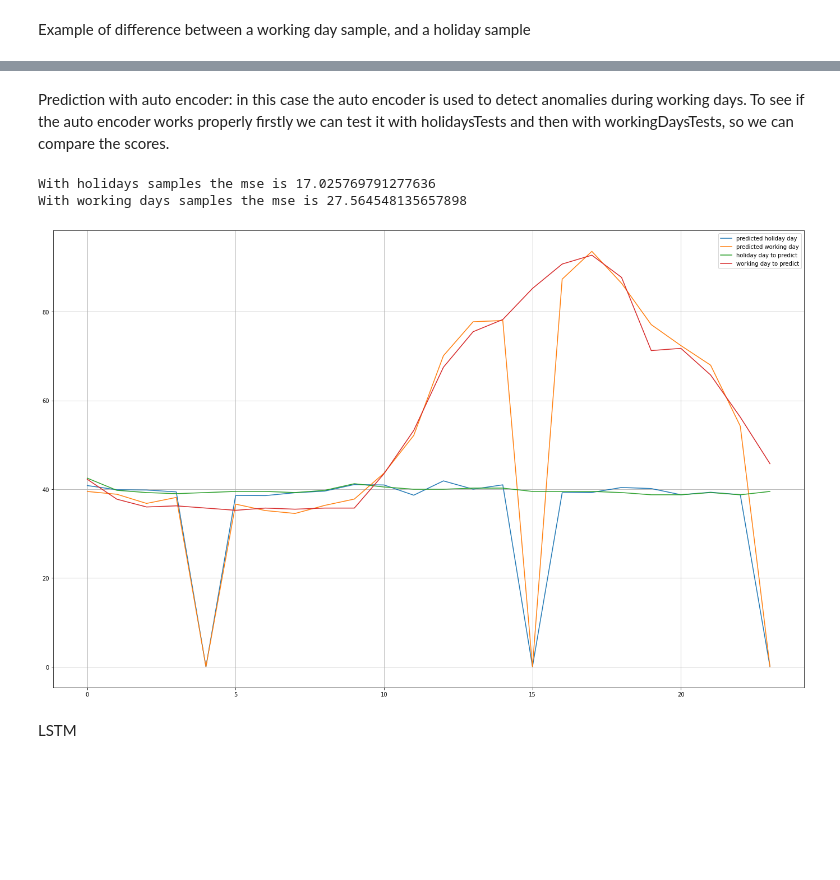
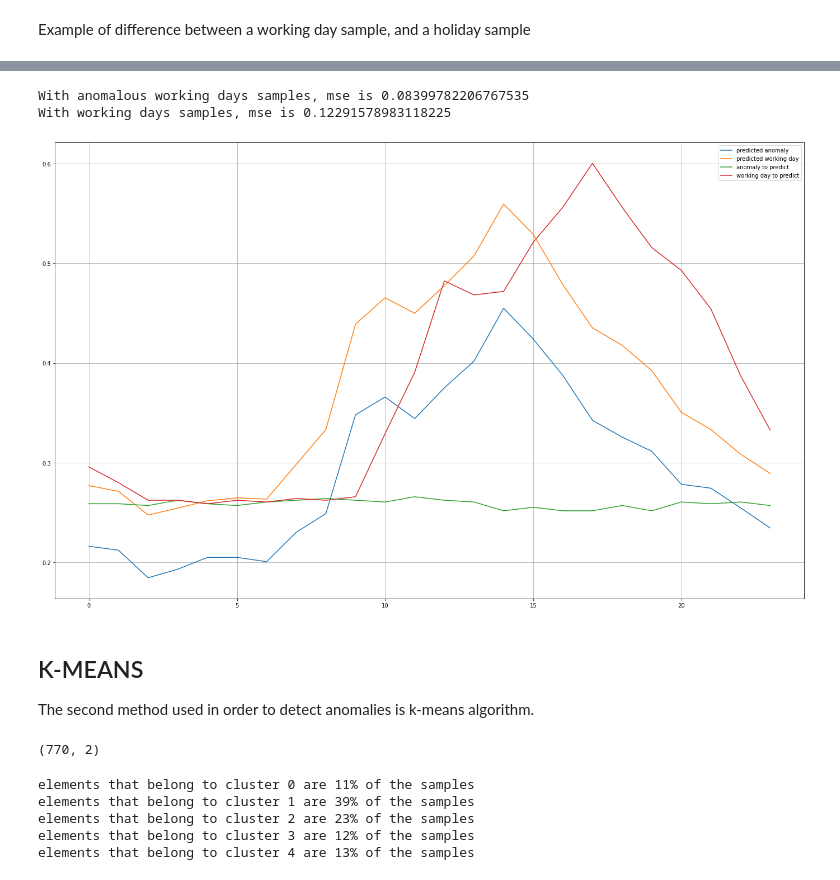
Before and after one commit to VladMarianCimpeanu/electricity-demand-anomaly-detection, a Jupyter notebook: paper7.ipynb, the cells around one changed output, grey strips where cells are left out. Saved outputs shown, nothing was run; the diff lists cells and outputs as text; code cells hidden in the pictures; blank space fills up the shorter version.

```diff
--- a/paper7.ipynb
+++ b/paper7.ipynb
@@ -73,5 +80,5 @@ All the Nan values are replaced with values of a week before.
 # %%
 for i in range(672, len(secondFloorData)):
-    if np.isnan(secondFloorData.iloc[i].AvgP):
+    if np.isnan(secondFloorData.iloc[i].AvgP) or secondFloorData.iloc[i].AvgP == 0:
         secondFloorData.iloc[i] = secondFloorData.iloc[i-672]
 secondFloorData['DateTime'] = secondFloorData.index
@@ -234,16 +294,18 @@ Auto encoder with 5 hidden layers[24 ,50 ,20 ,2 , 20, 50, 24].
 # %%
+from tensorflow import keras
+
 SIZE_SAMPLE = 24
 #enconder
-activationMode = 'relu'
+activationMode = 'swish'
 encoderInput = keras.Input(shape=SIZE_SAMPLE)
-firstLayerEncoder = keras.layers.Dense(50, activation=activationMode)(encoderInput)
-secondLayerEncoder = keras.layers.Dense(20, activation=activationMode)(firstLayerEncoder)
-encoderOutput = keras.layers.Dense(2, activation=activationMode)(secondLayerEncoder)
+firstLayerEncoder = keras.layers.Dense(50, activation=activationMode, name="1")(encoderInput)
+secondLayerEncoder = keras.layers.Dense(20, activation=activationMode, name="2")(firstLayerEncoder)
+encoderOutput = keras.layers.Dense(2, activation=activationMode, name="3")(secondLayerEncoder)
 
 #decoder
-firstLayerDecoder = keras.layers.Dense(20, activation=activationMode)(secondLayerEncoder)
-secondLayerDecoder = keras.layers.Dense(50, activation=activationMode)(firstLayerDecoder)
-decoderOutput = keras.layers.Dense(24, activation=activationMode)(secondLayerDecoder)
+firstLayerDecoder = keras.layers.Dense(20, activation=activationMode, name="4")(encoderOutput)
+secondLayerDecoder = keras.layers.Dense(50, activation=activationMode, name="5")(firstLayerDecoder)
+decoderOutput = keras.layers.Dense(24, activation=activationMode, name="6")(secondLayerDecoder)
 
 #auto encoder
 autoEncoder = keras.Model(encoderInput, decoderOutput)
@@ -275,7 +334,6 @@ Training model. TRAIN constant is the training set used to train the model: here
 # %%
-TRAIN = trainingWorkDays
 BATCH_SIZE = 64
-train = np.array(TRAIN)
-autoEncoder.fit(train, train, epochs=40, batch_size=BATCH_SIZE, validation_split=0)
+train = np.array(trainingWorkDays)
+autoEncoder.fit(train, train, epochs=40, batch_size=BATCH_SIZE, validation_split=0.2)
 # %% [output]
 Epoch 1/40
@@ -298,33 +356,55 @@ Epoch 40/40
 <tensorflow.python.keras.callbacks.History at 0x...>
-# %% [markdown]
-Prediction with auto encoder: in this case the auto encoder is used to detect anomalies during working days.
-To see if the auto encoder works properly firstly we can test it with holidaysTests and then with workingDaysTests, so we can compare the scores.
 # %%
-daysToPredict = testHolidays
+from sklearn import metrics
+
+daysToPredict = workAnomaliesSamples
 predictedValue = autoEncoder.predict(daysToPredict)
-scoreHolidays = np.sqrt(metrics.mean_squared_error(predictedValue, daysToPredict))
+scoreAnomalousWorkingDays = np.sqrt(metrics.mean_squared_error(predictedValue, daysToPredict))
 
 daysToPredict = testWorkDays
 predictedValue = autoEncoder.predict(daysToPredict)
 scoreWorkingDays = np.sqrt(metrics.mean_squared_error(predictedValue, daysToPredict))
 
-print("With holidays samples the mse is " + str(scoreHolidays))
-print("With working days samples the mse is " + str(scoreWorkingDays))
+print("With anomalous working days samples, mse is " + str(scoreAnomalousWorkingDays))
+print("With working days samples, mse is " + str(scoreWorkingDays))
 
-predictedHolidayDay = autoEncoder.predict([testHolidays[0]])[0]
-predictedWorkingDay = autoEncoder.predict([testWorkDays[0]])[0]
+INDEX = 2
+predictedAnomalousWorkingDay = autoEncoder.predict([workAnomaliesSamples[INDEX]])[0]
+predictedWorkingDay = autoEncoder.predict([daysToPredict[INDEX]])[0]
 
 fig, ax = plt.subplots(figsize=(24,15))
-ax.plot([hour for hour in range(24)], predictedHolidayDay, label='predicted holiday day')
+ax.plot([hour for hour in range(24)], predictedAnomalousWorkingDay, label='predicted anomaly')
 ax.plot([hour for hour in range(24)], predictedWorkingDay, label='predicted working day')
-ax.plot([hour for hour in range(24)], testHolidays[0], label='holiday day to predict')
-ax.plot([hour for hour in range(24)], testWorkDays[0], label='working day to predict')
+ax.plot([hour for hour in range(24)], testHolidays[INDEX], label='anomaly to predict')
+ax.plot([hour for hour in range(24)], daysToPredict[INDEX], label='working day to predict')
 ax.grid()
 ax.legend()
 plt.show()
 # %% [output]
-With holidays samples the mse is 17.025769791277636
-With working days samples the mse is 27.564548135657898
+With anomalous working days samples, mse is 0.08399782206767535
+With working days samples, mse is 0.12291578983118225
-[figure, old version]
+[figure, new version]
-# %% [markdown]
-LSTM
+# %% [markdown]
+## K-MEANS
+The second method used in order to detect anomalies is k-means algorithm.
+# %%
+from sklearn.cluster import KMeans
+from sklearn.decomposition import PCA
+
+pca = PCA(2)
+datasetToKMEANS = pca.fit_transform(allSamples)
+datasetToKMEANS.shape
+# %% [output]
+(770, 2)
+# %%
+N_CENTROIDS = 5
+label = KMeans(n_clusters=N_CENTROIDS, random_state=0).fit_predict(datasetToKMEANS)
+
+for i in range(N_CENTROIDS):
+    print("elements that belong to cluster {} are {}% of the samples".format(i, int(np.count_nonzero(label == i)/len(datasetToKMEANS) * 100 )))
+# %% [output]
+elements that belong to cluster 0 are 11% of the samples
+elements that belong to cluster 1 are 39% of the samples
+elements that belong to cluster 2 are 23% of the samples
+elements that belong to cluster 3 are 12% of the samples
+elements that belong to cluster 4 are 13% of the samples
```
Also changed, not shown: parts of 54 cells of this notebook.
